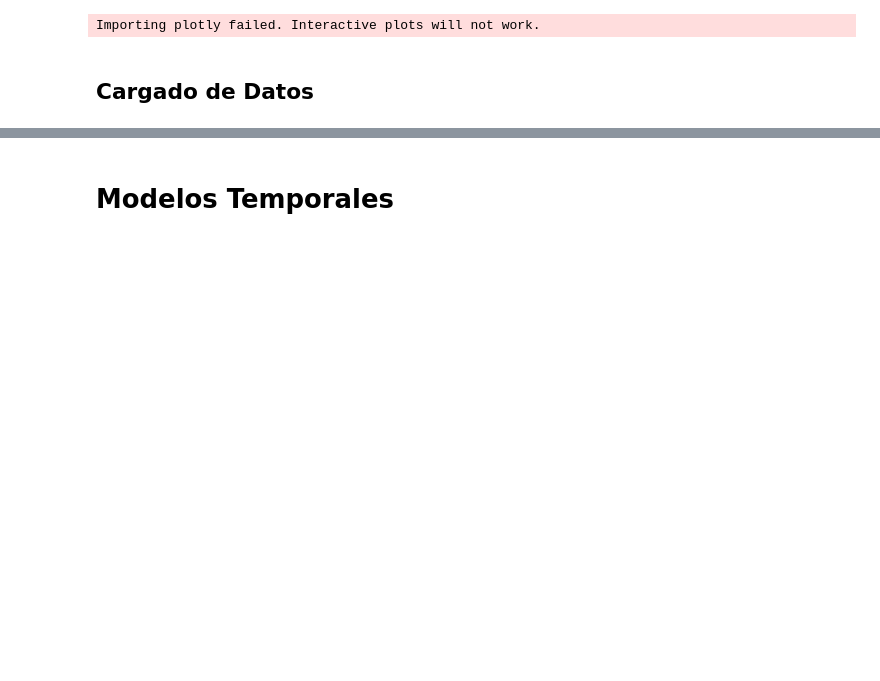
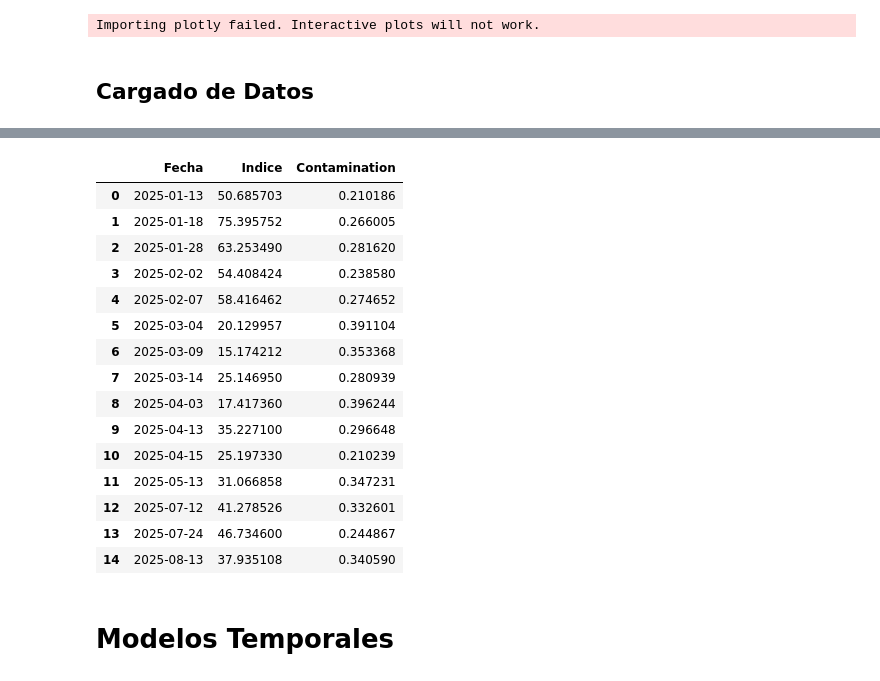
Before and after one commit to DanielRasho/DS-Lab5, a Jupyter notebook: report.ipynb, the cells around one changed output, grey strips where cells are left out. Saved outputs shown, nothing was run; the diff lists cells and outputs as text; code cells hidden in the pictures; blank space fills up the shorter version.

```diff
--- a/report.ipynb
+++ b/report.ipynb
@@ -183,0 +292,21 @@ df
+# %%
+dates = []
+cianobacteria = []
+contamination = []
+
+def getIndexPerDate(basepath, selected_images):
+    results = {}
+    for date, fname in selected_images.items():
+        tif_path = basepath / fname
+        with rasterio.open(tif_path) as ds:
+            chl_map = cyanobacteria_index(tif_path)
+            mean_chl = np.nanmean(chl_map)
+            contamination_map = water_quality_index(tif_path)
+            mean_contamination = np.nanmean(contamination_map)
+            cianobacteria.append(mean_chl)
+            contamination.append(mean_contamination)
+            dates.append(date)
+
+getIndexPerDate(Path("./data/GISATI/"), atitlan_images)
+
+atitlan_df = pd.DataFrame.from_dict({'Fecha': dates, 'Indice': cianobacteria, "Contamination": contamination})
@@ -184,3 +331,22 @@ df
+# %%
+atitlan_df
+# %% [output]
+|  | Fecha | Indice | Contamination |
+| 0 | 2025-01-13 | 50.685703 | 0.210186 |
+| 1 | 2025-01-18 | 75.395752 | 0.266005 |
+| 2 | 2025-01-28 | 63.253490 | 0.281620 |
+| 3 | 2025-02-02 | 54.408424 | 0.238580 |
+| 4 | 2025-02-07 | 58.416462 | 0.274652 |
+| 5 | 2025-03-04 | 20.129957 | 0.391104 |
+| 6 | 2025-03-09 | 15.174212 | 0.353368 |
+| 7 | 2025-03-14 | 25.146950 | 0.280939 |
+| 8 | 2025-04-03 | 17.417360 | 0.396244 |
+| 9 | 2025-04-13 | 35.227100 | 0.296648 |
+| 10 | 2025-04-15 | 25.197330 | 0.210239 |
+| 11 | 2025-05-13 | 31.066858 | 0.347231 |
+| 12 | 2025-07-12 | 41.278526 | 0.332601 |
+| 13 | 2025-07-24 | 46.734600 | 0.244867 |
+| 14 | 2025-08-13 | 37.935108 | 0.340590 |
 # %% [markdown]
 # Modelos Temporales
 # %%
```
Also changed, not shown: parts of 6 cells of this notebook.
